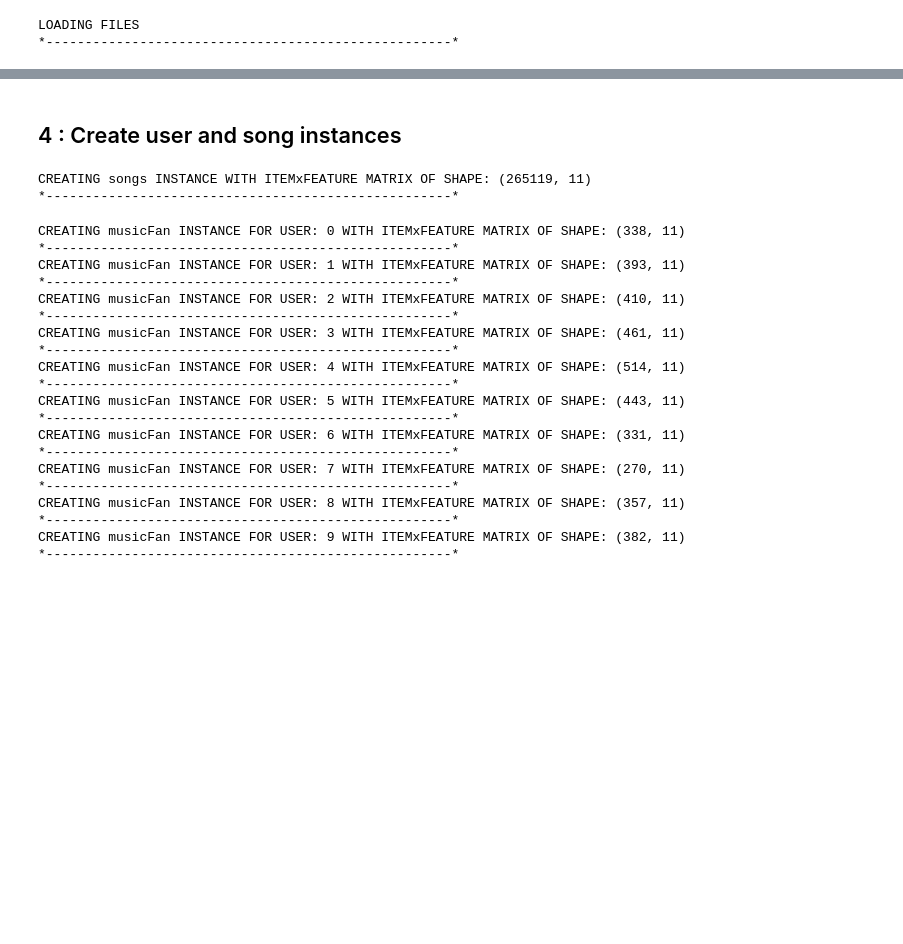
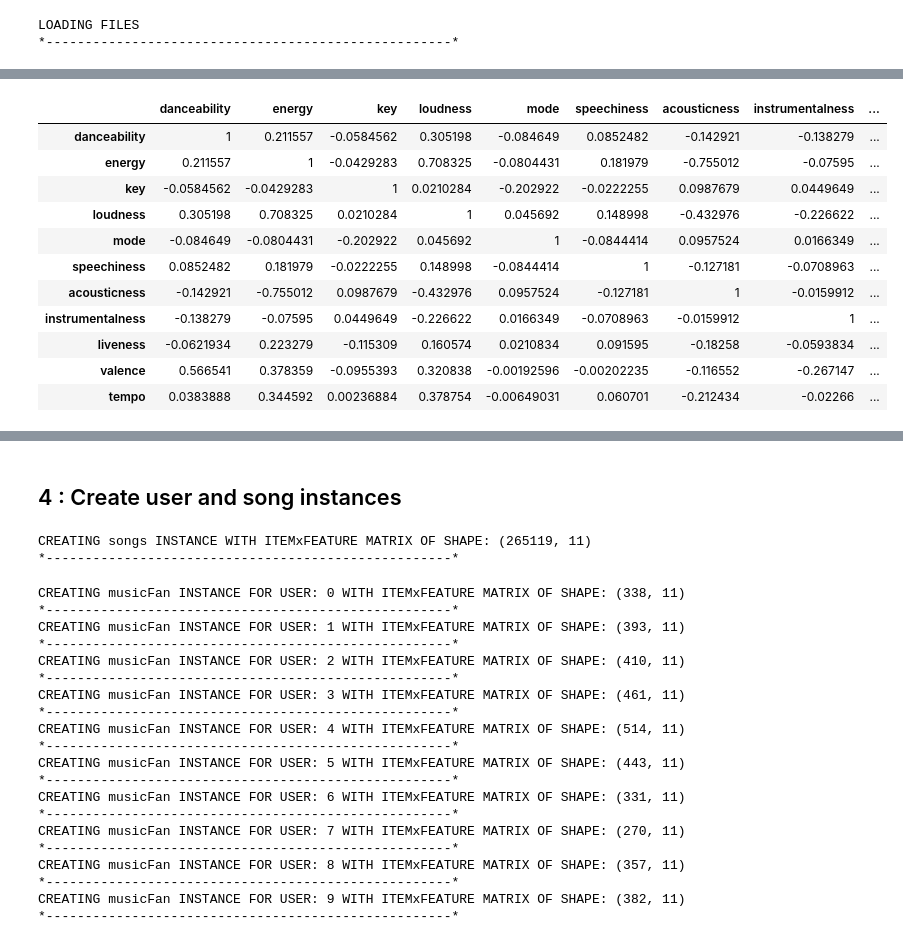
Before and after one commit to mukeshk1986/Projects, a Jupyter notebook: Spotify/SpotifyProject_CompiledCode.ipynb, the cells around one changed output, grey strips where cells are left out. Cells and saved outputs as stored; diff of their text form; code cells hidden in the pictures; blank space fills up the shorter version.

```diff
--- a/Spotify/SpotifyProject_CompiledCode.ipynb
+++ b/Spotify/SpotifyProject_CompiledCode.ipynb
@@ -243,0 +378,38 @@ LOADING FILES
+# %%
+#We can print the heatmap data as a table see a strong correlation between the following pairs where corr > 0.4:
+# Postive : Energy and Loudness
+#         : Valence and Danceability
+# Negative: Energy and Acousticness
+#         : Loudness and Acousticness
+#defining a color function
+def color_text(val):
+    if val>=0.6:
+        color = 'green'
+    elif val>=0.3:
+        color = 'blue'
+    elif val<0.3 and val>-0.3:
+        color = 'red'
+    elif val<=-0.3:
+        color = 'black'
+    elif val<=-0.6:
+        color = 'yellow'
+
+    return 'color: %s' % color
+
+#User 0
+#print(df_0)
+#df_0.style.applymap(color, subset=df_0.iloc[:,0:11].corr())
+df_0.iloc[:,1:12].astype(float).corr().style.applymap(color_text)
+# %% [output]
+|  | danceability | energy | key | loudness | mode | speechiness | acousticness | instrumentalness | ... |
+| danceability | 1 | 0.211557 | -0.0584562 | 0.305198 | -0.084649 | 0.0852482 | -0.142921 | -0.138279 | ... |
+| energy | 0.211557 | 1 | -0.0429283 | 0.708325 | -0.0804431 | 0.181979 | -0.755012 | -0.07595 | ... |
+| key | -0.0584562 | -0.0429283 | 1 | 0.0210284 | -0.202922 | -0.0222255 | 0.0987679 | 0.0449649 | ... |
+| loudness | 0.305198 | 0.708325 | 0.0210284 | 1 | 0.045692 | 0.148998 | -0.432976 | -0.226622 | ... |
+| mode | -0.084649 | -0.0804431 | -0.202922 | 0.045692 | 1 | -0.0844414 | 0.0957524 | 0.0166349 | ... |
+| speechiness | 0.0852482 | 0.181979 | -0.0222255 | 0.148998 | -0.0844414 | 1 | -0.127181 | -0.0708963 | ... |
+| acousticness | -0.142921 | -0.755012 | 0.0987679 | -0.432976 | 0.0957524 | -0.127181 | 1 | -0.0159912 | ... |
+| instrumentalness | -0.138279 | -0.07595 | 0.0449649 | -0.226622 | 0.0166349 | -0.0708963 | -0.0159912 | 1 | ... |
+| liveness | -0.0621934 | 0.223279 | -0.115309 | 0.160574 | 0.0210834 | 0.091595 | -0.18258 | -0.0593834 | ... |
+| valence | 0.566541 | 0.378359 | -0.0955393 | 0.320838 | -0.00192596 | -0.00202235 | -0.116552 | -0.267147 | ... |
+| tempo | 0.0383888 | 0.344592 | 0.00236884 | 0.378754 | -0.00649031 | 0.060701 | -0.212434 | -0.02266 | ... |
```
Also changed, not shown: parts of 21 cells of this notebook.
